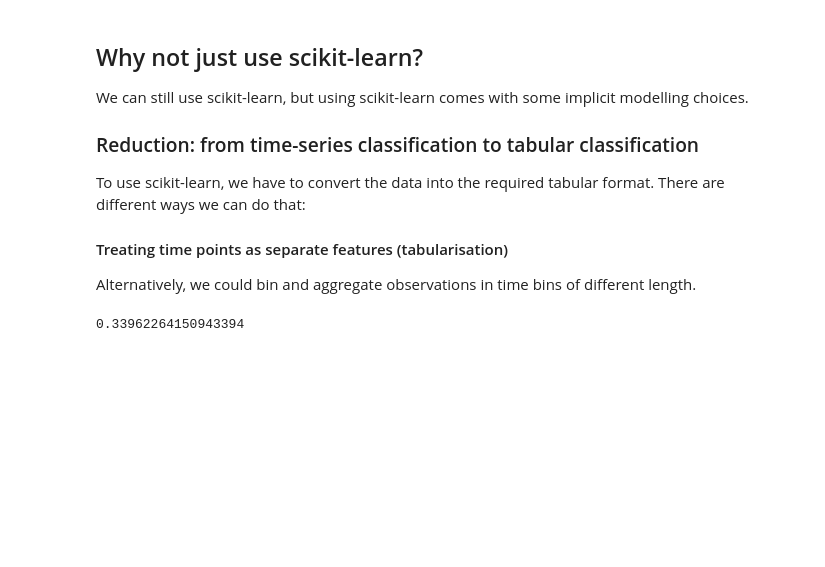
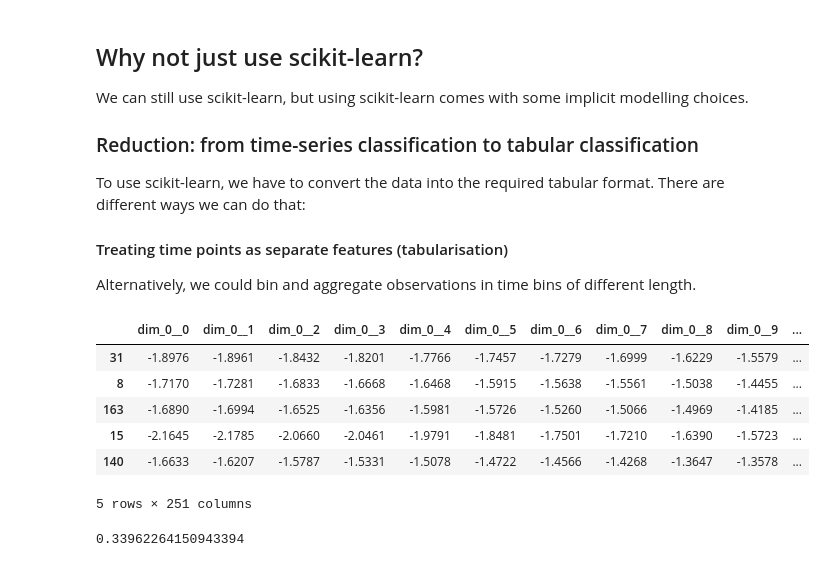
Before and after one commit to sktime/sktime-tutorial-pydata-amsterdam-2020, a Jupyter notebook: notebooks/03_classification_univariate.ipynb, the cells around one changed output. Saved outputs shown, nothing was run; the diff lists cells and outputs as text; code cells hidden in the pictures; blank space fills up the shorter version.

```diff
--- a/notebooks/03_classification_univariate.ipynb
+++ b/notebooks/03_classification_univariate.ipynb
@@ -86,9 +86,19 @@ Alternatively, we could bin and aggregate observations in time bins of different
 # %%
 from sktime.utils.data_container import tabularize
 from sklearn.ensemble import RandomForestClassifier
 
 X_train_tab = tabularize(X_train)
 X_test_tab = tabularize(X_test)
+
+X_train_tab.head()
+# %% [output]
+|  | dim_0__0 | dim_0__1 | dim_0__2 | dim_0__3 | dim_0__4 | dim_0__5 | dim_0__6 | dim_0__7 | dim_0__8 | dim_0__9 | ... |
+| 31 | -1.8976 | -1.8961 | -1.8432 | -1.8201 | -1.7766 | -1.7457 | -1.7279 | -1.6999 | -1.6229 | -1.5579 | ... |
+| 8 | -1.7170 | -1.7281 | -1.6833 | -1.6668 | -1.6468 | -1.5915 | -1.5638 | -1.5561 | -1.5038 | -1.4455 | ... |
+| 163 | -1.6890 | -1.6994 | -1.6525 | -1.6356 | -1.5981 | -1.5726 | -1.5260 | -1.5066 | -1.4969 | -1.4185 | ... |
+| 15 | -2.1645 | -2.1785 | -2.0660 | -2.0461 | -1.9791 | -1.8481 | -1.7501 | -1.7210 | -1.6390 | -1.5723 | ... |
+| 140 | -1.6633 | -1.6207 | -1.5787 | -1.5331 | -1.5078 | -1.4722 | -1.4566 | -1.4268 | -1.3647 | -1.3578 | ... |
+5 rows × 251 columns
 # %%
 # let's get a baseline for comparison
 from sklearn.dummy import DummyClassifier
```
Also changed, not shown: parts of 14 cells of this notebook, 4 other files.
